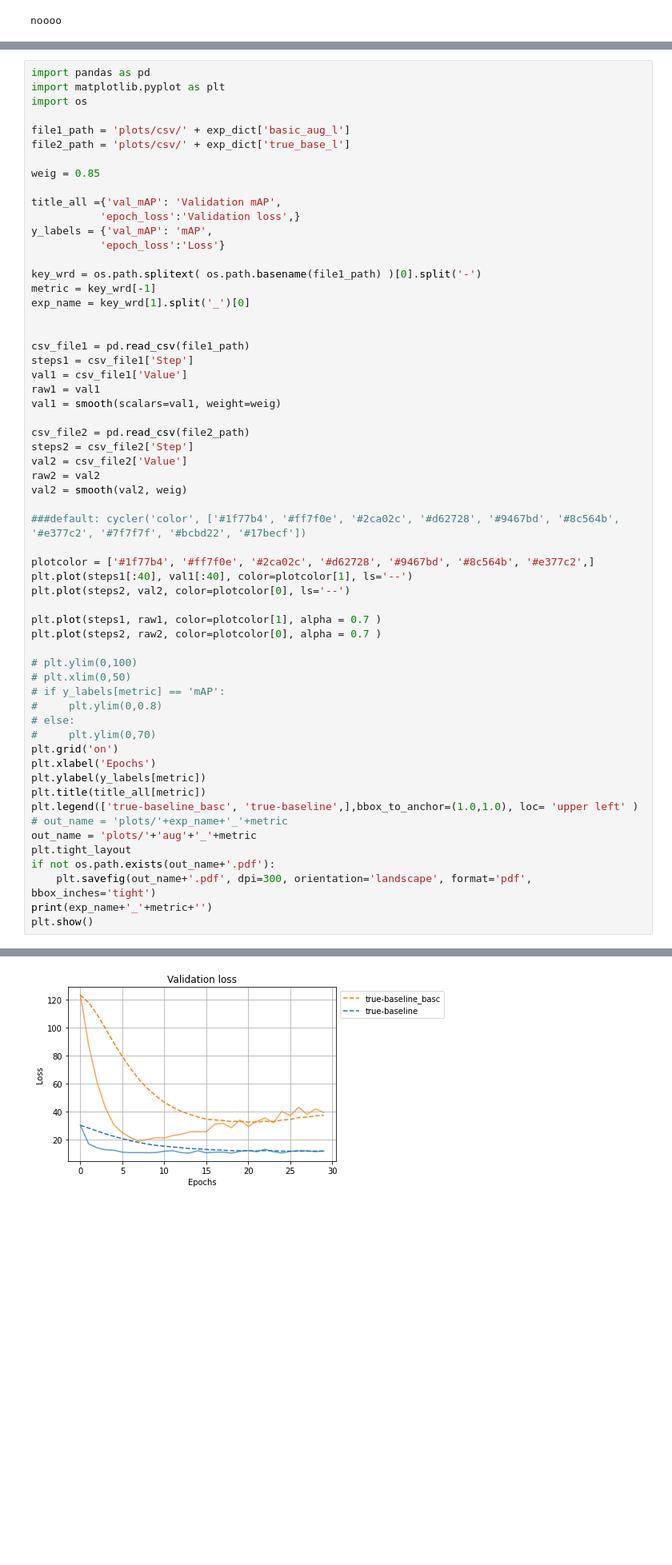
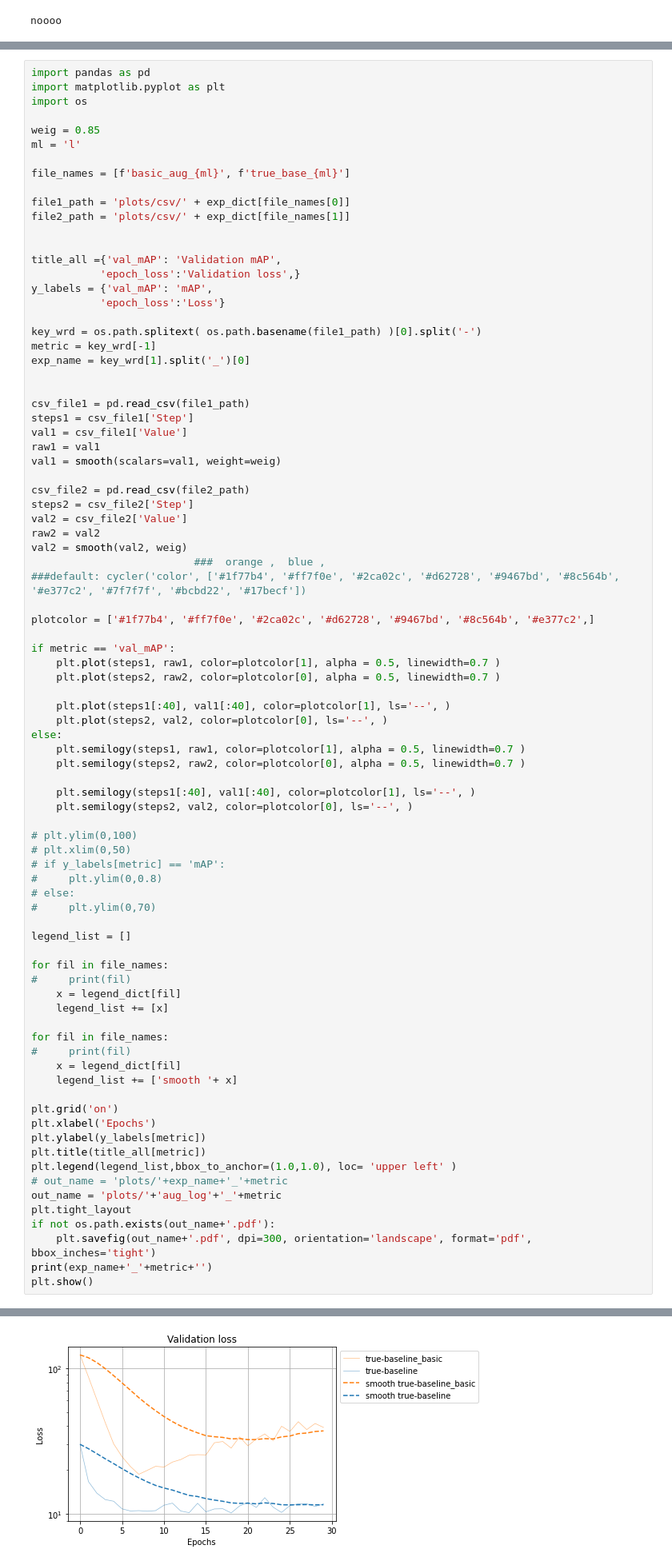
Before and after one commit to saurabh-2905/YOLOv3-UDA, a Jupyter notebook: Visualization tool.ipynb, the cells around one changed output, grey strips where cells are left out. Shown at 80% size. Saved outputs shown, nothing was run; the diff lists cells and outputs as text; blank space fills up the shorter version.

```diff
--- a/Visualization tool.ipynb
+++ b/Visualization tool.ipynb
@@ -782,10 +782,14 @@ import pandas as pd
 import matplotlib.pyplot as plt
 import os
 
-file1_path = 'plots/csv/' + exp_dict['basic_aug_l']
-file2_path = 'plots/csv/' + exp_dict['true_base_l']
+weig = 0.85
+ml = 'l'
 
-weig = 0.85
+file_names = [f'basic_aug_{ml}', f'true_base_{ml}']
+
+file1_path = 'plots/csv/' + exp_dict[file_names[0]]
+file2_path = 'plots/csv/' + exp_dict[file_names[1]]
+
 
 title_all ={'val_mAP': 'Validation mAP',
            'epoch_loss':'Validation loss',}
@@ -804,41 +808,62 @@ raw1 = val1
 val1 = smooth(scalars=val1, weight=weig)
 
 csv_file2 = pd.read_csv(file2_path)
 steps2 = csv_file2['Step']
 val2 = csv_file2['Value']
 raw2 = val2
 val2 = smooth(val2, weig)
-
+                          ###  orange ,  blue ,
 ###default: cycler('color', ['#1f77b4', '#ff7f0e', '#2ca02c', '#d62728', '#9467bd', '#8c564b', '#e377c2', '#7f7f7f', '#bcbd22', '#17becf'])
 
 plotcolor = ['#1f77b4', '#ff7f0e', '#2ca02c', '#d62728', '#9467bd', '#8c564b', '#e377c2',]
-plt.plot(steps1[:40], val1[:40], color=plotcolor[1], ls='--')
-plt.plot(steps2, val2, color=plotcolor[0], ls='--')
 
-plt.plot(steps1, raw1, color=plotcolor[1], alpha = 0.7 )
-plt.plot(steps2, raw2, color=plotcolor[0], alpha = 0.7 )
+if metric == 'val_mAP':
+    plt.plot(steps1, raw1, color=plotcolor[1], alpha = 0.5, linewidth=0.7 )
+    plt.plot(steps2, raw2, color=plotcolor[0], alpha = 0.5, linewidth=0.7 )
+
+    plt.plot(steps1[:40], val1[:40], color=plotcolor[1], ls='--', )
+    plt.plot(steps2, val2, color=plotcolor[0], ls='--', )
+else:
+    plt.semilogy(steps1, raw1, color=plotcolor[1], alpha = 0.5, linewidth=0.7 )
+    plt.semilogy(steps2, raw2, color=plotcolor[0], alpha = 0.5, linewidth=0.7 )
+
+    plt.semilogy(steps1[:40], val1[:40], color=plotcolor[1], ls='--', )
+    plt.semilogy(steps2, val2, color=plotcolor[0], ls='--', )
 
 # plt.ylim(0,100)
 # plt.xlim(0,50)
 # if y_labels[metric] == 'mAP':
 #     plt.ylim(0,0.8)
 # else:
 #     plt.ylim(0,70)
+
+legend_list = []
+
+for fil in file_names:
+#     print(fil)
+    x = legend_dict[fil]
+    legend_list += [x]
+
+for fil in file_names:
+#     print(fil)
+    x = legend_dict[fil]
+    legend_list += ['smooth '+ x]
+
 plt.grid('on')
 plt.xlabel('Epochs')
 plt.ylabel(y_labels[metric])
 plt.title(title_all[metric])
-plt.legend(['true-baseline_basc', 'true-baseline',],bbox_to_anchor=(1.0,1.0), loc= 'upper left' )
+plt.legend(legend_list,bbox_to_anchor=(1.0,1.0), loc= 'upper left' )
 # out_name = 'plots/'+exp_name+'_'+metric
-out_name = 'plots/'+'aug'+'_'+metric
+out_name = 'plots/'+'aug_log'+'_'+metric
 plt.tight_layout
 if not os.path.exists(out_name+'.pdf'):
     plt.savefig(out_name+'.pdf', dpi=300, orientation='landscape', format='pdf', bbox_inches='tight')
 print(exp_name+'_'+metric+'')
 plt.show()
 # %% [output]
 optbase4_epoch_loss
-[figure, old version]
+[figure, new version]
 # %%
 exp_dict = {
     'person_base_m': 'run-baseline9_147_val-tag-val_mAP.csv',
```
Also changed, not shown: parts of 6 cells of this notebook, 5 other files.
